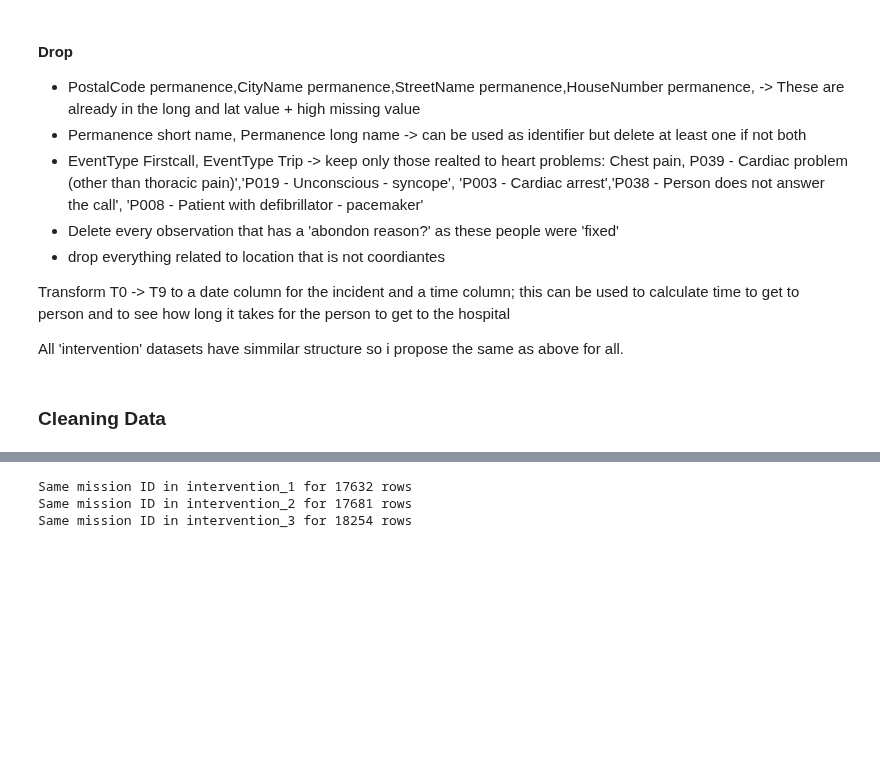
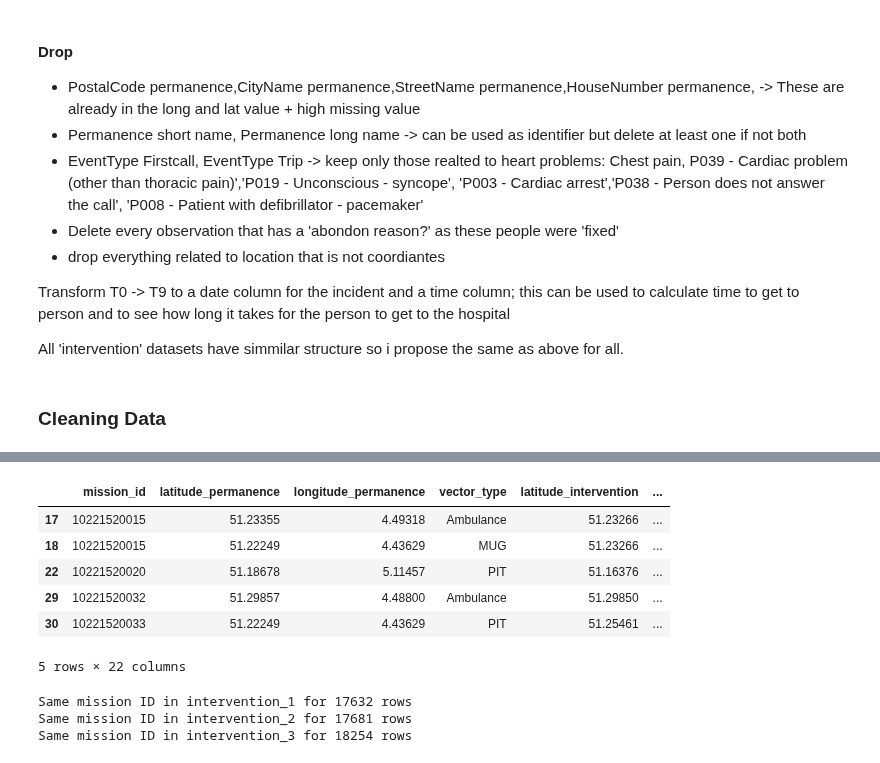
Before and after one commit to Khadar-kr/Datathon2024-KUL, a Jupyter notebook: Data processing.ipynb, the cells around one changed output, grey strips where cells are left out. Saved outputs shown, nothing was run; the diff lists cells and outputs as text; code cells hidden in the pictures; blank space fills up the shorter version.

```diff
--- a/Data processing.ipynb
+++ b/Data processing.ipynb
@@ -126,3 +135,13 @@ df_internetions_3 = process_interventions_dataset(file_path_interventions3)
+# %%
+df_internetions_1.head()
+# %% [output]
+|  | mission_id | latitude_permanence | longitude_permanence | vector_type | latitude_intervention | ... |
+| 17 | 10221520015 | 51.23355 | 4.49318 | Ambulance | 51.23266 | ... |
+| 18 | 10221520015 | 51.22249 | 4.43629 | MUG | 51.23266 | ... |
+| 22 | 10221520020 | 51.18678 | 5.11457 | PIT | 51.16376 | ... |
+| 29 | 10221520032 | 51.29857 | 4.48800 | Ambulance | 51.29850 | ... |
+| 30 | 10221520033 | 51.22249 | 4.43629 | PIT | 51.25461 | ... |
+5 rows × 22 columns
 # %%
 print(f"Same mission ID in intervention_1 for {count_same_mission(df_internetions_1)} rows")
 print(f"Same mission ID in intervention_2 for {count_same_mission(df_internetions_2)} rows")
```
Also changed, not shown: parts of 6 cells of this notebook.
